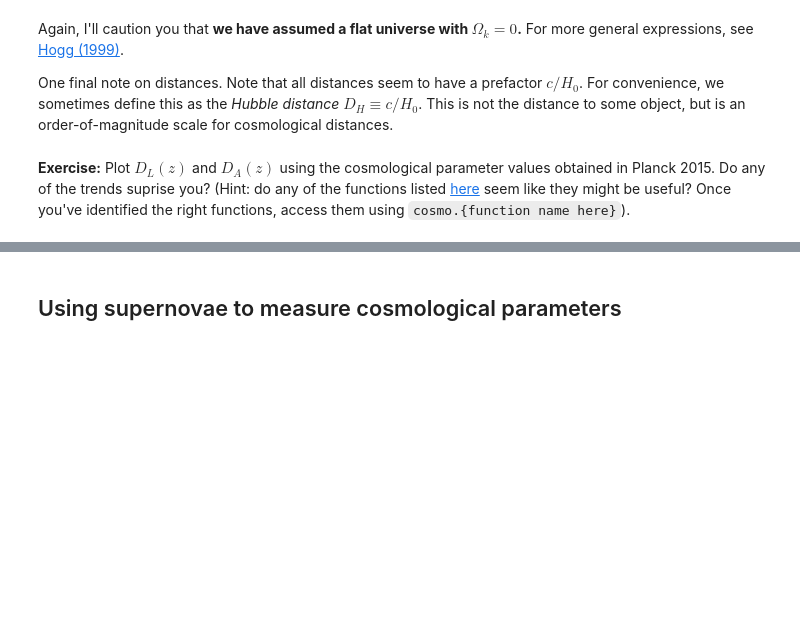
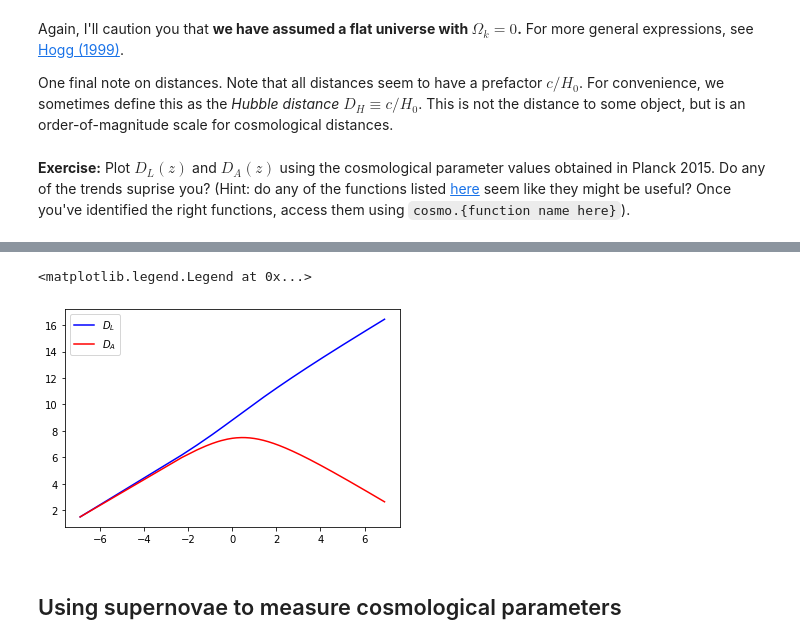
Before and after one commit to katiesavarc/DataSci_Lab, a Jupyter notebook: CodingLab02/CodingLab02_CosmologicalDistance.ipynb, the cells around one changed output, grey strips where cells are left out. Saved outputs shown, nothing was run; the diff lists cells and outputs as text; code cells hidden in the pictures; blank space fills up the shorter version.

```diff
--- a/CodingLab02/CodingLab02_CosmologicalDistance.ipynb
+++ b/CodingLab02/CodingLab02_CosmologicalDistance.ipynb
@@ -320,3 +345,15 @@ plt.legend()
+# %%
+cosmo = Planck15
+zmin = 0.001
+zmax = 1000
+n=10000
+
+plot_DL(cosmo,zmin,zmax,n,'log')
+plot_DA(cosmo,zmin,zmax,n,'log')
+plt.legend()
+# %% [output]
+<matplotlib.legend.Legend at 0x...>
+[figure, added]
 # %%
 ## Your discussion here.
 # %% [markdown]
```
Also changed, not shown: parts of 1 cell of this notebook.
